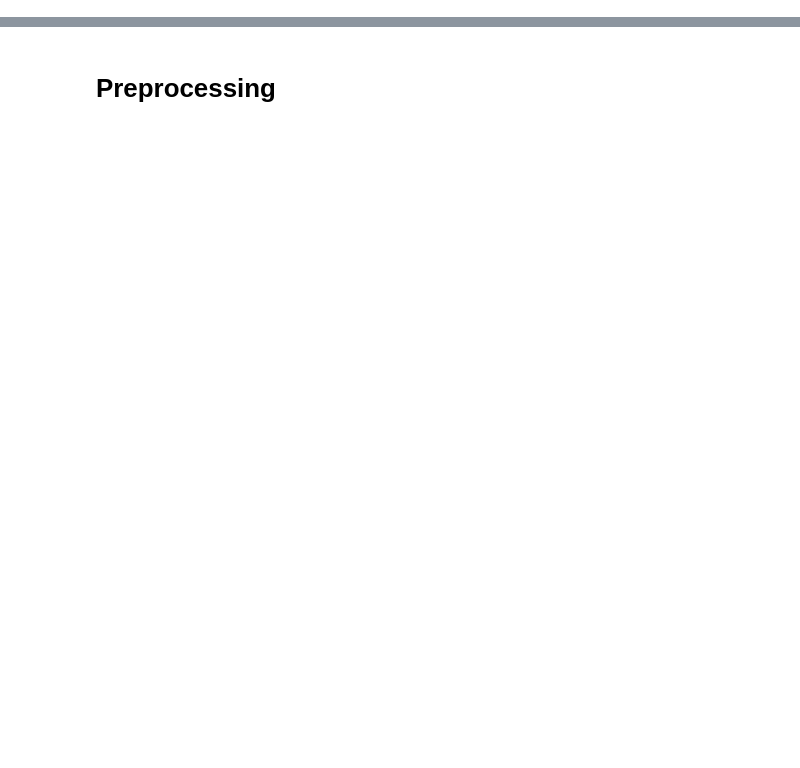
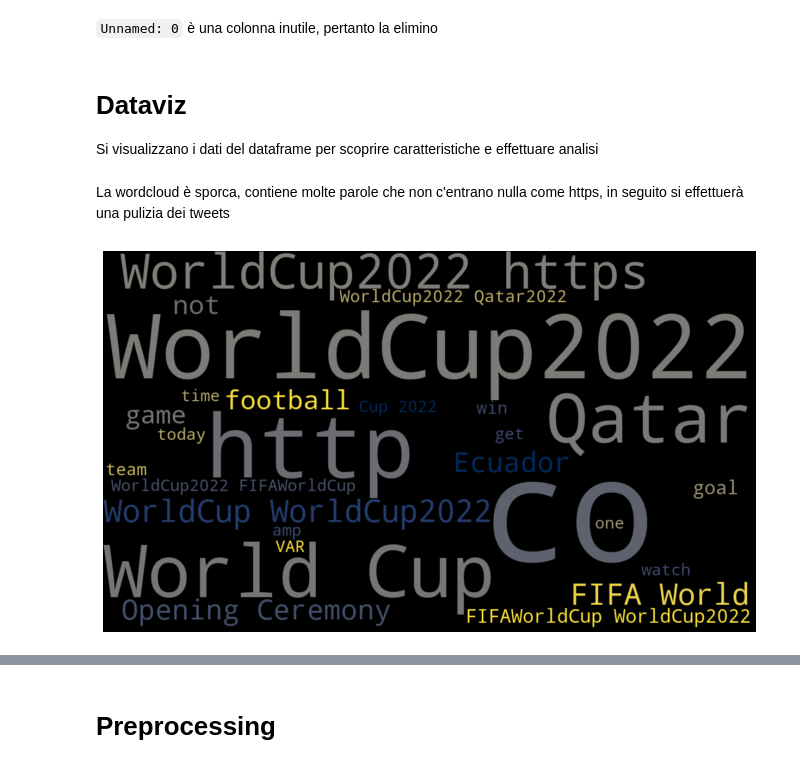
Before and after one commit to MatteoSchifano/Phishing-URL-Classification, a Jupyter notebook: notebooks/nlp.ipynb, the cells around one changed output, grey strips where cells are left out. Cells and saved outputs as stored; diff of their text form; code cells hidden in the pictures; blank space fills up the shorter version.

````diff
--- a/notebooks/nlp.ipynb
+++ b/notebooks/nlp.ipynb
@@ -54,0 +41,2 @@ df.describe()
+# %% [markdown]
+```Unnamed: 0``` è una colonna inutile, pertanto la elimino
@@ -54,0 +45,37 @@ df.describe()
+# %% [markdown]
+# Dataviz
+
+Si visualizzano i dati del dataframe per scoprire caratteristiche e effettuare analisi
+# %%
+
+import matplotlib.pyplot as plt
+import seaborn as sns
+from wordcloud import WordCloud
+from nltk.corpus import stopwords
+
+sw = stopwords.words('english')
+sw.remove('not')
+
+plt.rcParams["figure.figsize"] = (15,7)
+
+def show_wordcloud(data: list):
+    str_for_wordcloud = ' '.join(data)
+
+    wordcloud = WordCloud(stopwords=sw,
+        background_color="black",
+        min_font_size=23,
+        height=700,
+        width=1200,
+        include_numbers=True,
+        relative_scaling=0.2,
+        colormap='cividis').generate(str_for_wordcloud)
+
+    plt.imshow(wordcloud, interpolation='bilinear')
+    plt.axis("off")
+    plt.show()
+# %% [markdown]
+La wordcloud è sporca, contiene molte parole che non c'entrano nulla come https, in seguito si effettuerà una pulizia dei tweets
+# %%
+show_wordcloud(df.Tweet)
+# %% [output]
+[figure, added]
````
Also changed, not shown: parts of 39 cells of this notebook, 5 other files.
